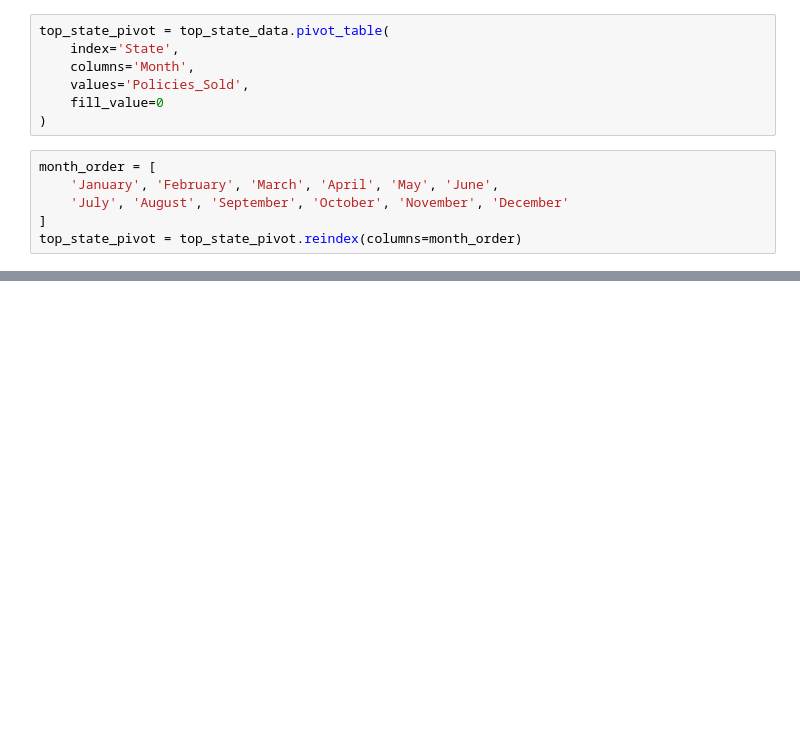
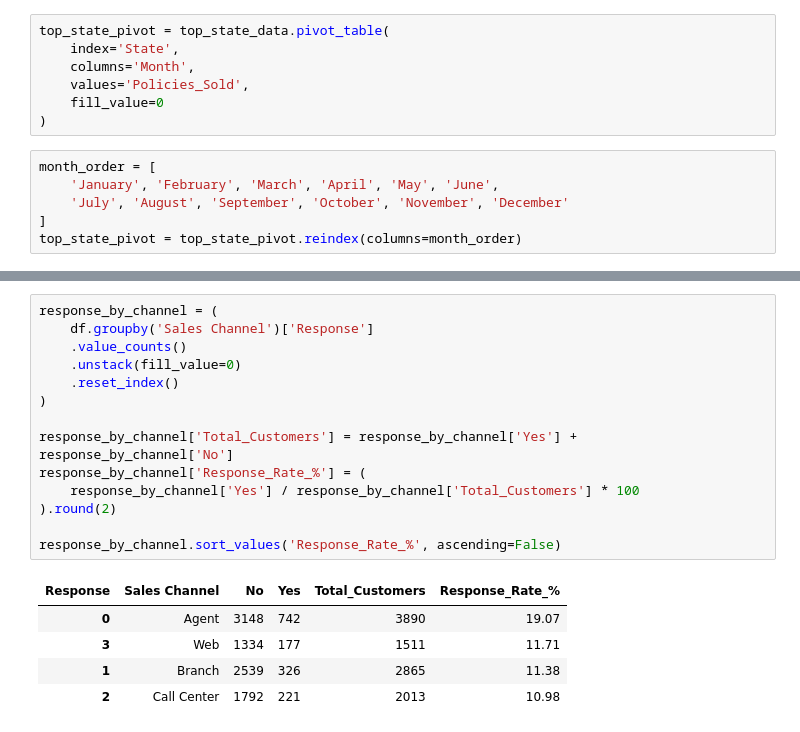
Before and after one commit to prodduturisindhurdy/lab-dw-data-aggregation-and-filtering, a Jupyter notebook: lab-dw-aggregating.ipynb, the cells around one changed output, grey strips where cells are left out. Cells and saved outputs as stored; diff of their text form; blank space fills up the shorter version.

```diff
--- a/lab-dw-aggregating.ipynb
+++ b/lab-dw-aggregating.ipynb
@@ -183,3 +183,23 @@ top_state_pivot
 | Arizona | 1008.0 | 929.0 | NaN | NaN | NaN | NaN | NaN | NaN | NaN | NaN | NaN | ... |
 | California | 1918.0 | 1634.0 | NaN | NaN | NaN | NaN | NaN | NaN | NaN | NaN | NaN | ... |
 | Oregon | 1565.0 | 1344.0 | NaN | NaN | NaN | NaN | NaN | NaN | NaN | NaN | NaN | ... |
+# %%
+response_by_channel = (
+    df.groupby('Sales Channel')['Response']
+    .value_counts()
+    .unstack(fill_value=0)
+    .reset_index()
+)
+
+response_by_channel['Total_Customers'] = response_by_channel['Yes'] + response_by_channel['No']
+response_by_channel['Response_Rate_%'] = (
+    response_by_channel['Yes'] / response_by_channel['Total_Customers'] * 100
+).round(2)
+
+response_by_channel.sort_values('Response_Rate_%', ascending=False)
+# %% [output]
+| Response | Sales Channel | No | Yes | Total_Customers | Response_Rate_% |
+| 0 | Agent | 3148 | 742 | 3890 | 19.07 |
+| 3 | Web | 1334 | 177 | 1511 | 11.71 |
+| 1 | Branch | 2539 | 326 | 2865 | 11.38 |
+| 2 | Call Center | 1792 | 221 | 2013 | 10.98 |
```
